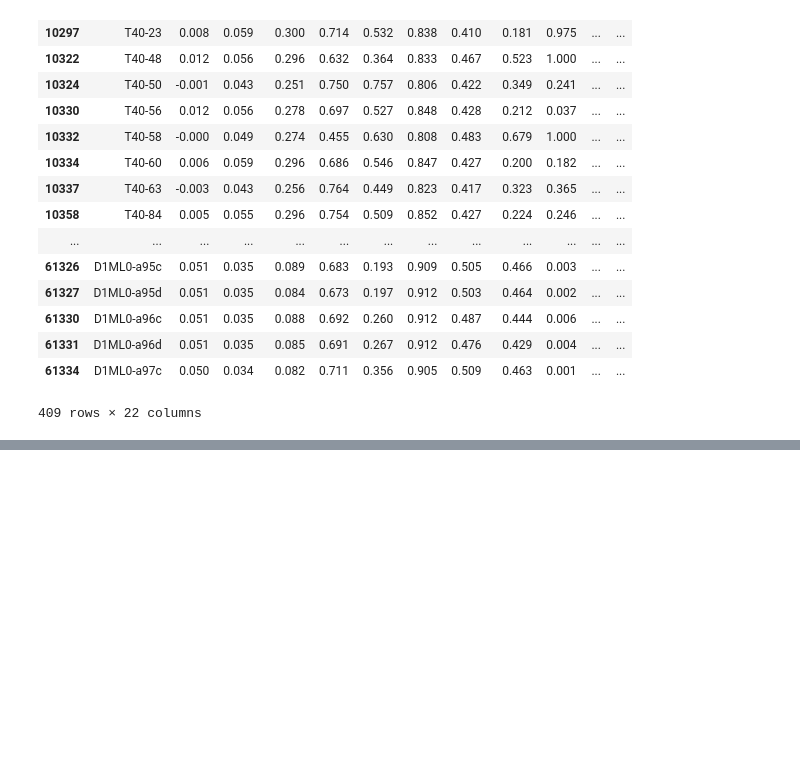
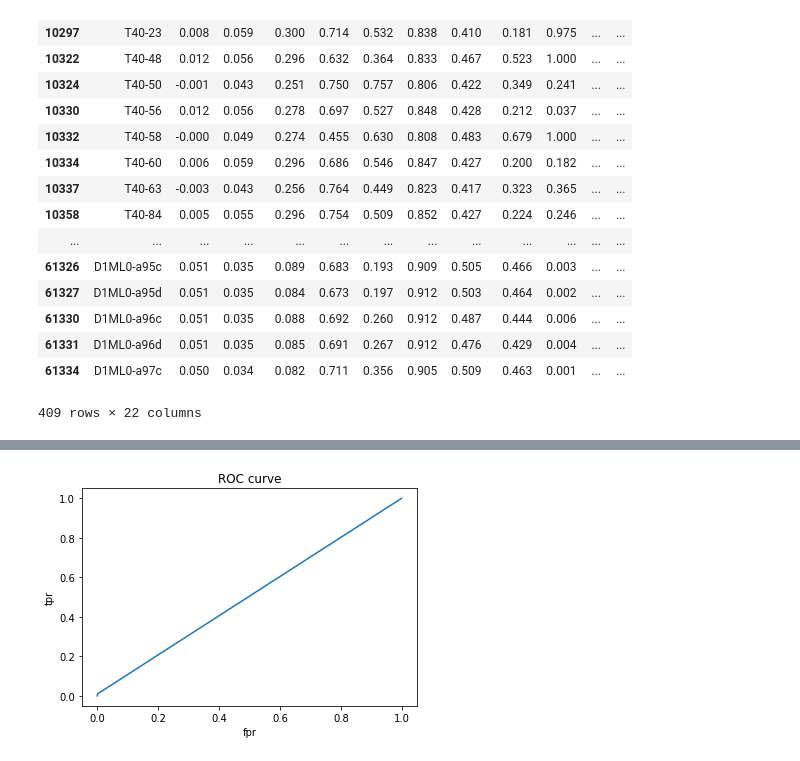
Before and after one commit to PierreBedoucha/medbioinfo_project, a Jupyter notebook: ML Medbioinfo Project.ipynb, the cells around one changed output, grey strips where cells are left out. Drawn from its saved outputs; the diff is of its cells as text; code cells hidden in the pictures; blank space fills up the shorter version.

```diff
--- a/ML Medbioinfo Project.ipynb
+++ b/ML Medbioinfo Project.ipynb
@@ -164,0 +398,77 @@ plt.show()
+# %%
+clf = RandomForestClassifier(n_estimators=100, max_depth=20, min_samples_split=5, min_samples_leaf=2, random_state=None, verbose=0)
+# %%
+from sklearn.metrics import matthews_corrcoef
+from sklearn.metrics import f1_score
+from sklearn.metrics import precision_recall_curve
+from sklearn.metrics import roc_curve
+from sklearn import svm
+from sklearn import linear_model
+from sklearn.linear_model import SGDClassifier
+from sklearn.neighbors import KNeighborsClassifier
+from sklearn.tree import DecisionTreeClassifier
+
+pred_save=[]
+true_save=[]
+pred_prob_save=[]
+
+for i, (train_index, val_index) in enumerate(cv.split(),1):
+    print("Set: ",i)
+    print("Training on",len(train_index),"examples")
+    print("Testing on",len(val_index),"examples")
+    (X_train, X_val) = X[train_index,:], X[val_index,:]
+    (Y_train, Y_val) = Y[train_index], Y[val_index]
+
+    clf=clf.fit(X_train,Y_train)
+
+    #Predict on the training data
+    pred=clf.predict(X_train)
+    #Calculate performance measures on the validation data
+    acc_train=accuracy_score(pred,Y_train)
+    mcc_train=matthews_corrcoef(pred,Y_train)
+    f1_train=f1_score(pred,Y_train)
+
+    #Predict on the validation data
+    val_pred=clf.predict(X_val)
+    #Predict the probability (to use the roc-plot later)
+    val_pred_prob=val_pred
+
+    #Save the values to have predictions for all folds.
+    pred_save.append(val_pred)
+    pred_prob_save.append(val_pred_prob)
+    true_save.append(Y_val)
+    #Calculate performance measures on the validation data
+    acc=accuracy_score(val_pred,Y_val)
+    mcc=matthews_corrcoef(val_pred,Y_val)
+    f1=f1_score(val_pred,Y_val)
+
+    print("Training performance","f1",f1_train,"acc",acc_train,"mcc",mcc_train)
+    print("Validation performance","f1",f1,"acc",acc,"mcc",mcc)
+    print("==============")
+
+
+
+#Calculate overall validation performance
+predictions=np.concatenate(pred_save)
+correct=np.concatenate(true_save)
+predicted_prob=np.concatenate(pred_prob_save)
+acc=accuracy_score(predictions,correct)
+mcc=matthews_corrcoef(predictions,correct)
+f1=f1_score(predictions,correct)
+print("==============")
+print("Overall Validation Performance","f1",f1,"acc",acc,"mcc",mcc)
+print("==============")
+
+pred_save=np.concatenate(pred_save)
+true_save=np.concatenate(true_save)
+pred_prob_save=np.concatenate(pred_prob_save)
+(fpr,tpr,thres_roc)=roc_curve(true_save,pred_prob_save)
+plt.plot(fpr,tpr)
+plt.title('ROC curve')
+plt.xlabel('fpr')
+plt.ylabel('tpr')
+
+#print(legend_text)
+#plt.legend(legend_text)
+plt.show()
+# %% [output]
@@ -164,0 +501 @@ plt.show()
+[figure, added]
```
Also changed, not shown: parts of 35 cells of this notebook, 2 other files.
